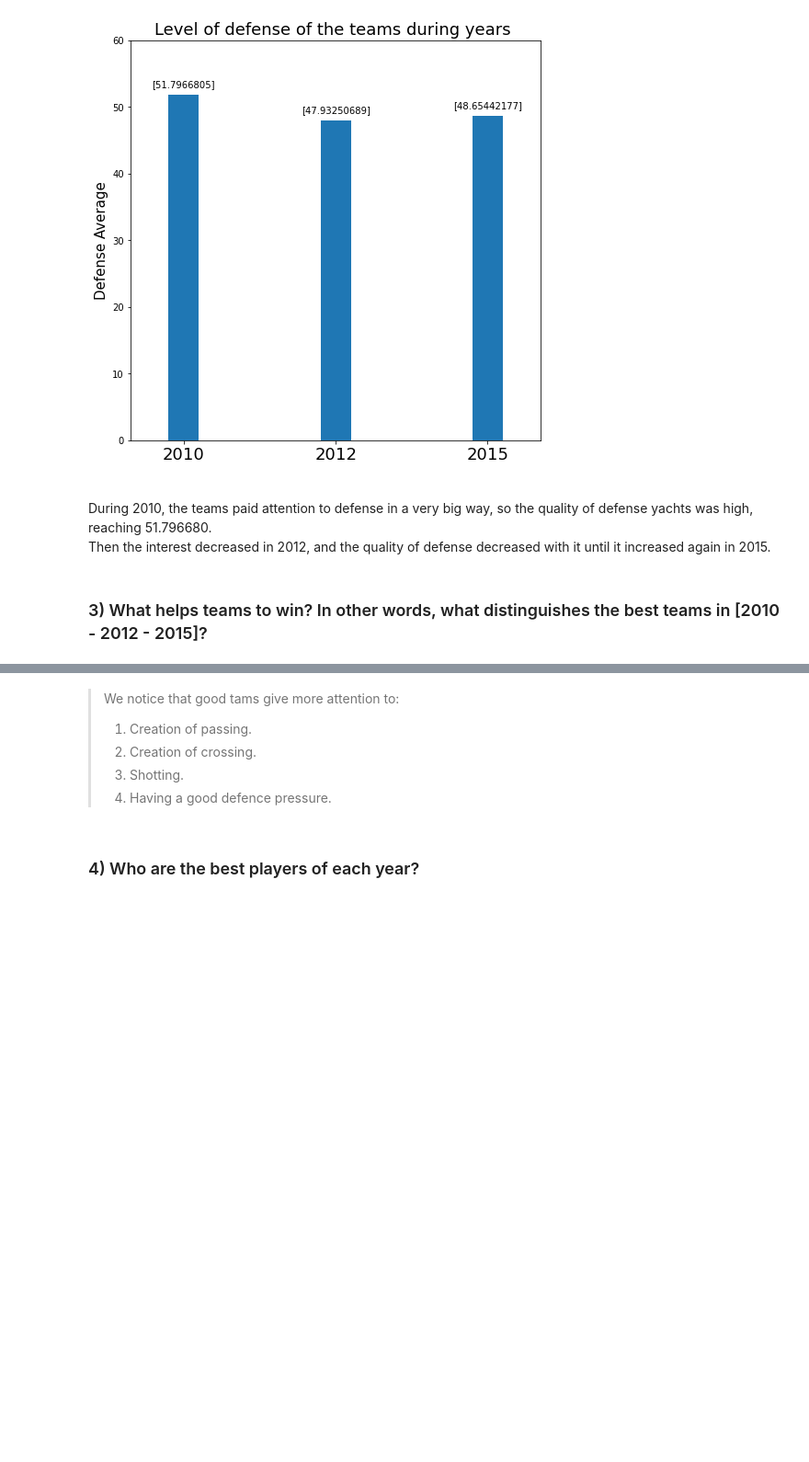
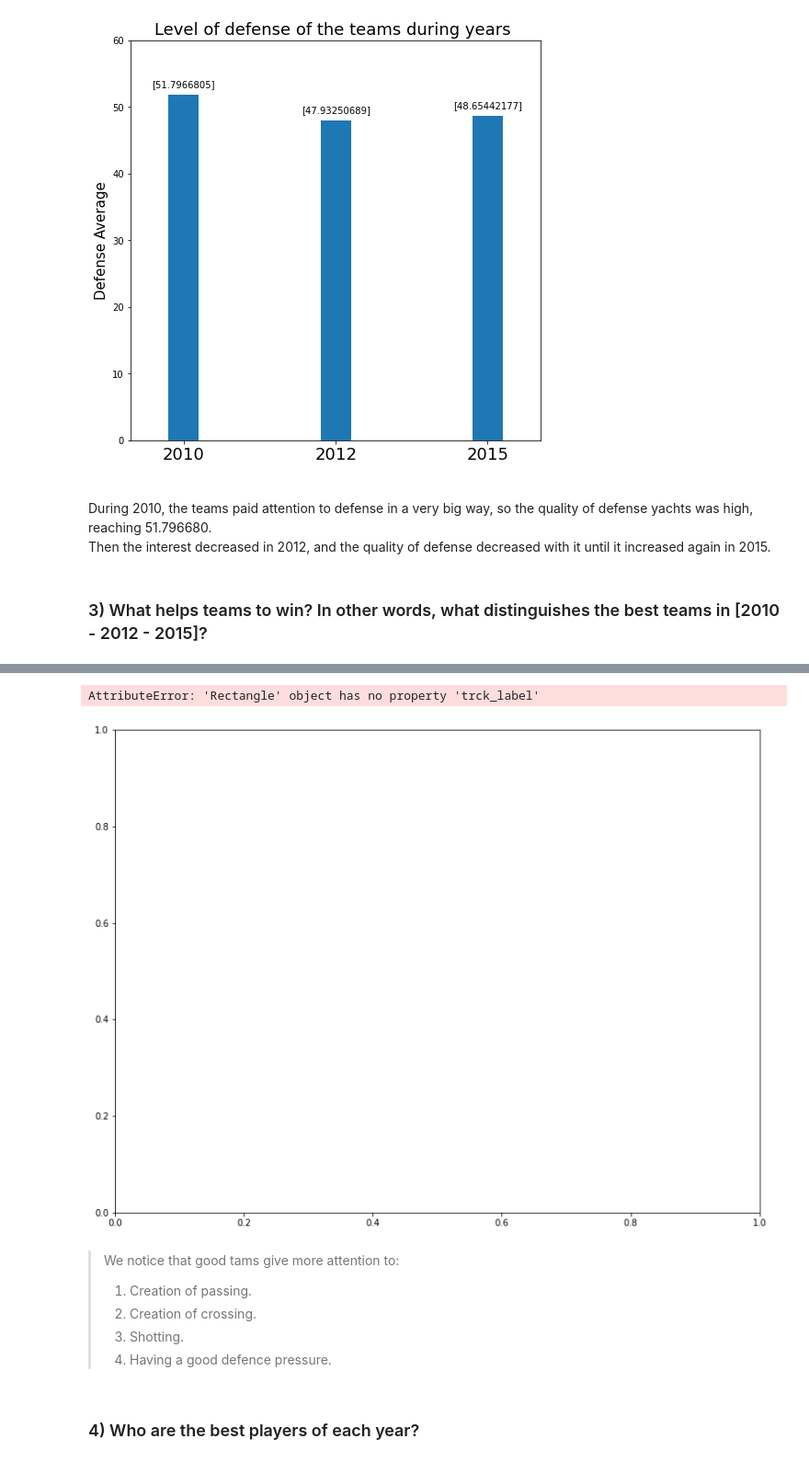
Before and after one commit to mo7amed7assan1911/European-Soccer-Data-Analysis, a Jupyter notebook: investigate-a-dataset-template.ipynb, the cells around one changed output, grey strips where cells are left out. Shown at 92% size. Cells and saved outputs as stored; diff of their text form; code cells hidden in the pictures; blank space fills up the shorter version.

```diff
--- a/investigate-a-dataset-template.ipynb
+++ b/investigate-a-dataset-template.ipynb
@@ -777,3 +676,72 @@ plt.legend(['Best Teams', 'All Teams'], loc='center left', bbox_to_anchor=(1, 0.
+# %%
+
+Match_League_Country.head()
+goal_10= Match_League_Country.query('Year == 2008')
+pro10 = goal_10.groupby(['league_name']).mean()['Total_goals'].nlargest(3)
+
+goal_12 = Match_League_Country.query('Year == 2012')
+pro12 = goal_12.groupby(['league_name']).mean()['Total_goals'].nlargest(3)
+
+goal_15 = Match_League_Country.query('Year == 2015')
+pro15 = goal_15.groupby(['league_name']).mean()['Total_goals'].nlargest(3)
+
+
+
+Hello = Match_League_Country.groupby(['Year', 'league_name']).sum()
+df = {}
+years = np.arange(2008, 2017)
+years
+for i in range(len(years)):
+    # df.append(Hello.query(f'Year == {Hello.index[i][0]} and league_name == {Hello.index[i][1]}'))
+    df[years[i]] = Hello.query(f'Year == {years[i]}')['Total_goals'].nlargest(3)
+
+labels = [df[2008].index[0][1], df[2008].index[1][1], df[2008].index[2][1]]
+plt.bar(np.arange(3),df[2008], trck_label=labels)
+
+
+
+
+
+
+# ind = np.arange(0, 9, 3)
+# f, axs = plt.subplots(1, 1,figsize=(10,10))
+# axs.margins(0.3)
+# axs.set_ylabel('Avg goals per match', fontsize=20)
+# plt.title(' Leagues With Most Goals', fontsize=25)
+# plt.yticks(fontsize=14)
+# plt.xlim(-5, 60)
+
+# witdt = 0.3
+# for year, leagues in Hello.items():
+#     plt.bar(ind ,leagues.values,  width=0.8, align='center')
+# P10 = plt.bar(ind ,pro10.values,  width=0.8, align='center')
+
+# P12 = plt.bar(ind + 19, pro12.values,  width=1, align='center')
+
+# P15 = plt.bar(ind + 38, pro15.values,  width=1, align='center')
+
+# # to type above the bars
+# for i in range(3):
+#     if i == 1:
+#         plt.text(i * 3 + 8, pro10.values[i]+0.06, '(' + pro10.index[i]+ ' , ' +str(round(pro10.values[i], 3)) + ' ) ', ha='center', va='bottom', rotation='30')
+#     else:
+#         plt.text(i * 3 + 8, pro10.values[i], '(' + pro10.index[i] + ' , ' +str(round(pro10.values[i], 3)) + ' ) ', ha='center', va='bottom', rotation='30')
+
+
+# for i in range(3):
+#     plt.text(i * 3 + 28, pro12.values[i]+.01 , '(' + pro12.index[i] + ' , ' + str(round(pro12.values[i], 3)) + ' ) ' , ha='center', va='bottom', rotation='30')
+
+
+# for i in range(3):
+#     if i == 1:
+#         plt.text(i * 3 + 47, pro15.values[i], '(' +  pro15.index[i]+ ' , ' +str(round(pro15.values[i], 3)) + ' ) ' , ha='center', va='bottom', rotation='30')
+#     else:
+#         plt.text(i * 3 + 46, pro15.values[i] + 0.05, '(' +  pro15.index[i]+ ' , ' +str(round(pro15.values[i], 3)) + ' ) ' , ha='center', va='bottom', rotation='32')
+# plt.legend(['2010','2012','2015'], loc='center left', bbox_to_anchor=(1, 0.5), fontsize=13, prop={'size': 13})
+# plt.xticks([3, 22, 41], [2010, 2012, 2015], rotation=390, fontsize=12)
+# %% [output]
+AttributeError: 'Rectangle' object has no property 'trck_label'
+[figure, added]
 # %% [markdown]
 > We notice that good tams give more attention to:
 > 1. Creation of passing.
```
Also changed, not shown: parts of 43 cells of this notebook.
